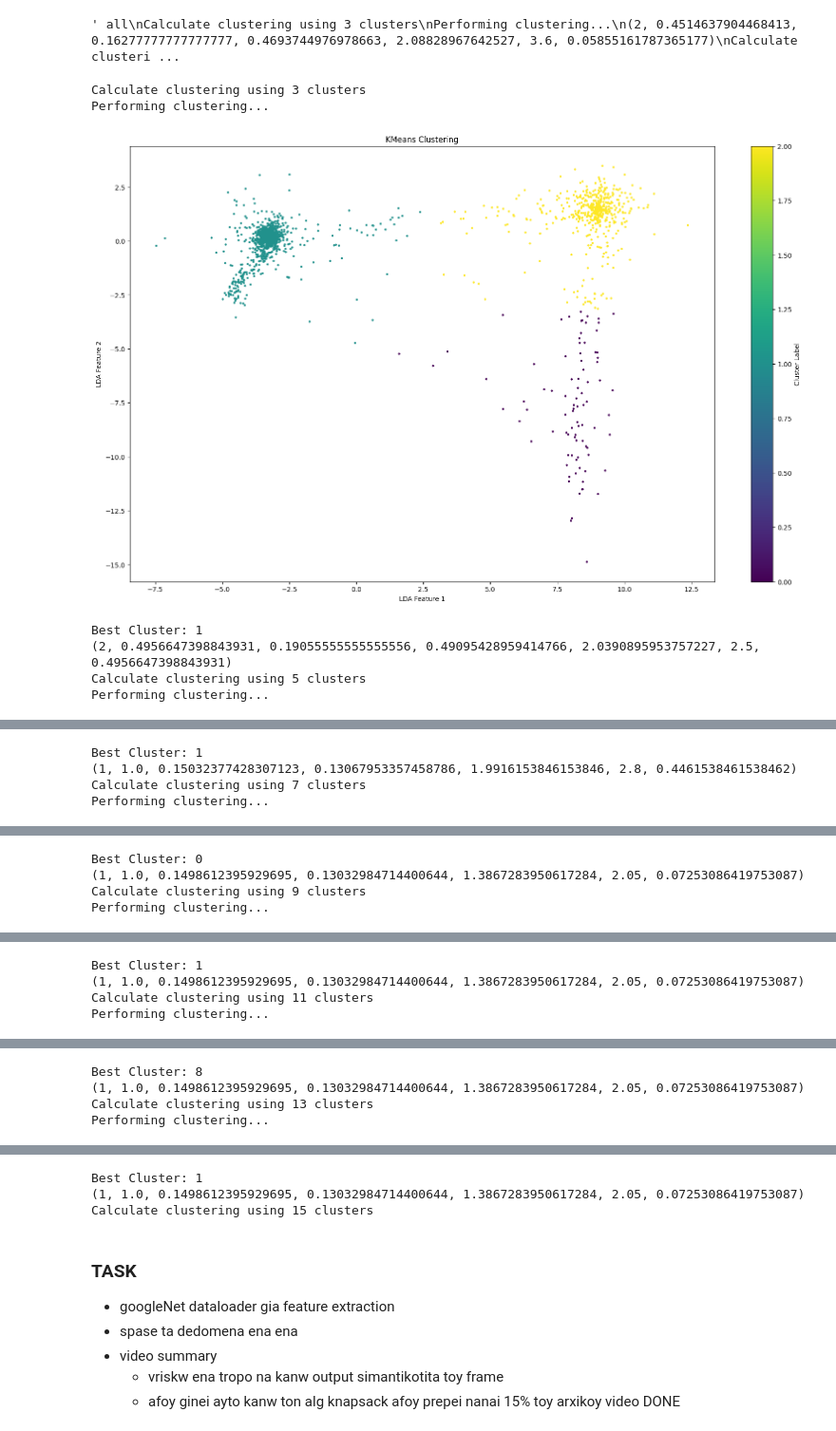
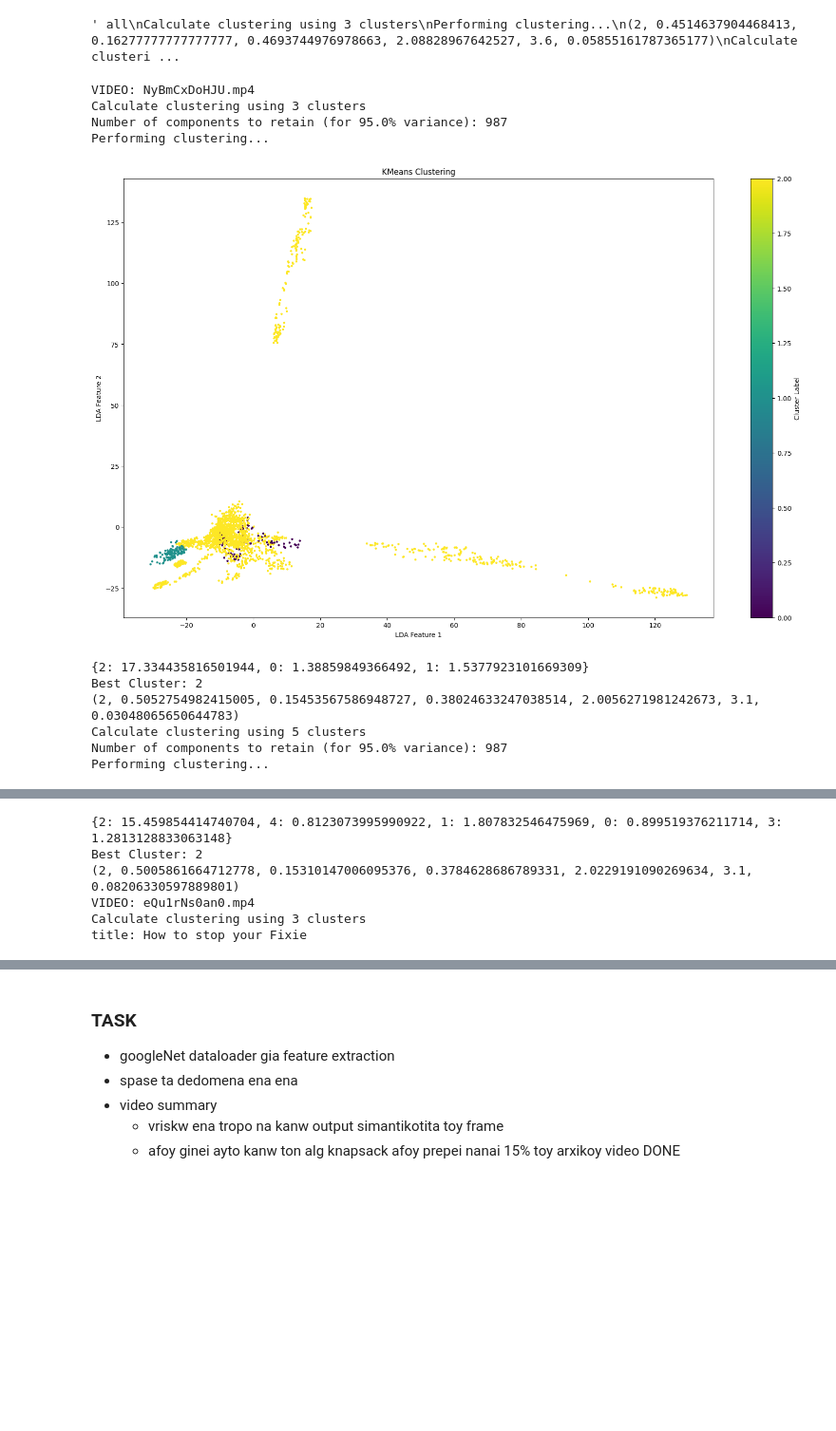
Before and after one commit to Vasilispapg/CVML-UMVS, a Jupyter notebook: videoSum.ipynb, the cells around one changed output, grey strips where cells are left out. Shown at 95% size. Cells and saved outputs as stored; diff of their text form; code cells hidden in the pictures; blank space fills up the shorter version.

Commit message:
-Changed to bert tokenizer -Changed the videoSum for each video -added PCA and LDA

```diff
--- a/videoSum.ipynb
+++ b/videoSum.ipynb
@@ -212,8 +212,15 @@ def detectObjects(frames, yolo_model, classes, objects=None,video=None):
     encoded_objects=[]
     for object in objects:
         encoded_objects.append(tokenizer.encode(object, add_special_tokens=True))
-    encoded_objects = np.array(encoded_objects)
 
+    # Determine the maximum sequence length
+    max_len = max(len(e) for e in encoded_objects)
+
+    # Pad each sequence to the maximum length
+    encoded_objects_padded = [np.pad(e, (0, max_len - len(e)), 'constant') for e in encoded_objects]
+
+    # Convert the list of padded sequences to a NumPy array
+    encoded_objects = np.array(encoded_objects_padded)
     # Padding not required as one-hot encoding ensures consistent vector length
 
     return encoded_objects, objects
@@ -586,7 +601,13 @@ def calculate_importance_ManDistFrame(title,objects):
     # Calculate the importance score for each frame using Manhattan distance
     importance_scores = []
 
+    if title.ndim > 1:
+        title = title.flatten()
+
+
     for obj in objects:
+        if obj.ndim > 1:
+            obj=obj.flatten()
         # Ensure both vectors have the same length
         obj_array = np.array(obj)
         title_array = np.array(title)
@@ -597,11 +618,11 @@ def calculate_importance_ManDistFrame(title,objects):
         elif length_difference < 0:
             title_array = np.pad(title_array, (0, -length_difference), 'constant')
 
-        # Calculate Manhattan distance
         distance = np.sum(np.abs(obj_array - title_array))
         importance_scores.append(distance)
 
     importance_scores = np.array(importance_scores)
+    # Normalize the scores
     importance_scores = importance_scores / np.max(importance_scores)  # Normalize
 
     # Invert the scores because lower Manhattan distance indicates higher similarity
@@ -889,12 +819,14 @@ def getBestCluster(frames,labels,importance,video):
 # %%
-def videoSumm2(annotation_path=None, info_path=None, video_path=None, summary_video_path=None,video_list=None):
-# video in video_list:
-        video='xxdtq8mxegs.mp4'
+def videoSumm(annotation_path=None, info_path=None, video_path=None, summary_video_path=None,video_list=None):
+    for video in video_list:
+        # video='xxdtq8mxegs.mp4'
 
-        # if(os.path.exists(f'{summary_video_path}{video}')):
-            # continue
+        if(os.path.exists(f'{summary_video_path}{video}')):
+            continue
+        print("VIDEO:",video)
         getDataFlag=False
-        num_clusters=[3,5,7,9,11,13,15]
+        num_clusters=[3,5]
+        # num_clusters=[1]
 
         # Extract frames 1/1 from the video
         original_frames=extract_frames(video_path+video, frame_rate=1)
@@ -907,7 +839,7 @@ def videoSumm2(annotation_path=None, info_path=None, video_path=None, summary_vi
         for num in num_clusters:
             print("Calculate clustering using", num,'clusters')
 
-            frames,labels,objects,title_features = MultiModalKMeans(video_path+video, annotation_path, info_path,num_clusters=num,getDataFlag=getDataFlag)
+            labels,objects,title_features = MultiModalKMeans(video_path+video, annotation_path, info_path,num_clusters=num,getDataFlag=getDataFlag)
 
             # Calculate importance scores for this cluster
             importance = calculate_importance_ManDistFrame(title_features, objects)
@@ -1031,12 +963,16 @@ Performing clustering...
 # %% [output]
 ' all\nCalculate clustering using 3 clusters\nPerforming clustering...\n(2, 0.4514637904468413, 0.16277777777777777, 0.4693744976978663, 2.08828967642527, 3.6, 0.05855161787365177)\nCalculate clusteri ...
 # %%
-videoSumm2(annotation_path, info_path, video_path, summary_video_path, video_list)
+videoSumm(annotation_path, info_path, video_path, summary_video_path, video_list)
 # %% [output]
+VIDEO: NyBmCxDoHJU.mp4
 Calculate clustering using 3 clusters
+Number of components to retain (for 95.0% variance): 987
 Performing clustering...
-[figure, old version]
+[figure, new version]
-Best Cluster: 1
-(2, 0.4956647398843931, 0.19055555555555556, 0.49095428959414766, 2.0390895953757227, 2.5, 0.4956647398843931)
+{2: 17.334435816501944, 0: 1.38859849366492, 1: 1.5377923101669309}
+Best Cluster: 2
+(2, 0.5052754982415005, 0.15453567586948727, 0.38024633247038514, 2.0056271981242673, 3.1, 0.03048065650644783)
 Calculate clustering using 5 clusters
+Number of components to retain (for 95.0% variance): 987
 Performing clustering...
@@ -1044,4 +980,6 @@ Performing clustering...
-Best Cluster: 1
-(1, 1.0, 0.15032377428307123, 0.13067953357458786, 1.9916153846153846, 2.8, 0.4461538461538462)
-Calculate clustering using 7 clusters
-Performing clustering...
+{2: 15.459854414740704, 4: 0.8123073995990922, 1: 1.807832546475969, 0: 0.899519376211714, 3: 1.2813128833063148}
+Best Cluster: 2
+(2, 0.5005861664712778, 0.15310147006095376, 0.3784628686789331, 2.0229191090269634, 3.1, 0.08206330597889801)
+VIDEO: eQu1rNs0an0.mp4
+Calculate clustering using 3 clusters
+title: How to stop your Fixie
@@ -1049,4 +985,0 @@ Performing clustering...
-Best Cluster: 0
-(1, 1.0, 0.1498612395929695, 0.13032984714400644, 1.3867283950617284, 2.05, 0.07253086419753087)
-Calculate clustering using 9 clusters
-Performing clustering...
@@ -1054,4 +985,0 @@ Performing clustering...
-Best Cluster: 1
-(1, 1.0, 0.1498612395929695, 0.13032984714400644, 1.3867283950617284, 2.05, 0.07253086419753087)
-Calculate clustering using 11 clusters
-Performing clustering...
@@ -1059,4 +985,0 @@ Performing clustering...
-Best Cluster: 8
-(1, 1.0, 0.1498612395929695, 0.13032984714400644, 1.3867283950617284, 2.05, 0.07253086419753087)
-Calculate clustering using 13 clusters
-Performing clustering...
@@ -1064,6 +986,3 @@ Performing clustering...
-Best Cluster: 1
-(1, 1.0, 0.1498612395929695, 0.13032984714400644, 1.3867283950617284, 2.05, 0.07253086419753087)
-Calculate clustering using 15 clusters
 # %% [markdown]
 ### TASK
 * googleNet dataloader gia feature extraction
```
Also changed, not shown: parts of 11 cells of this notebook.
